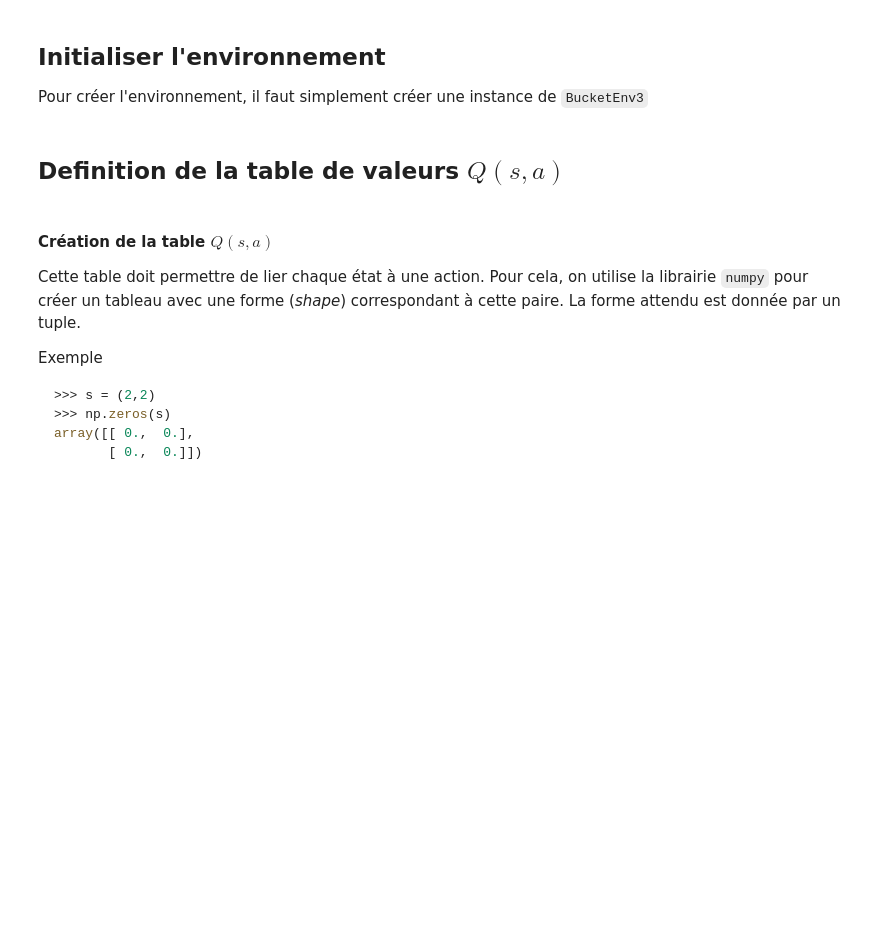
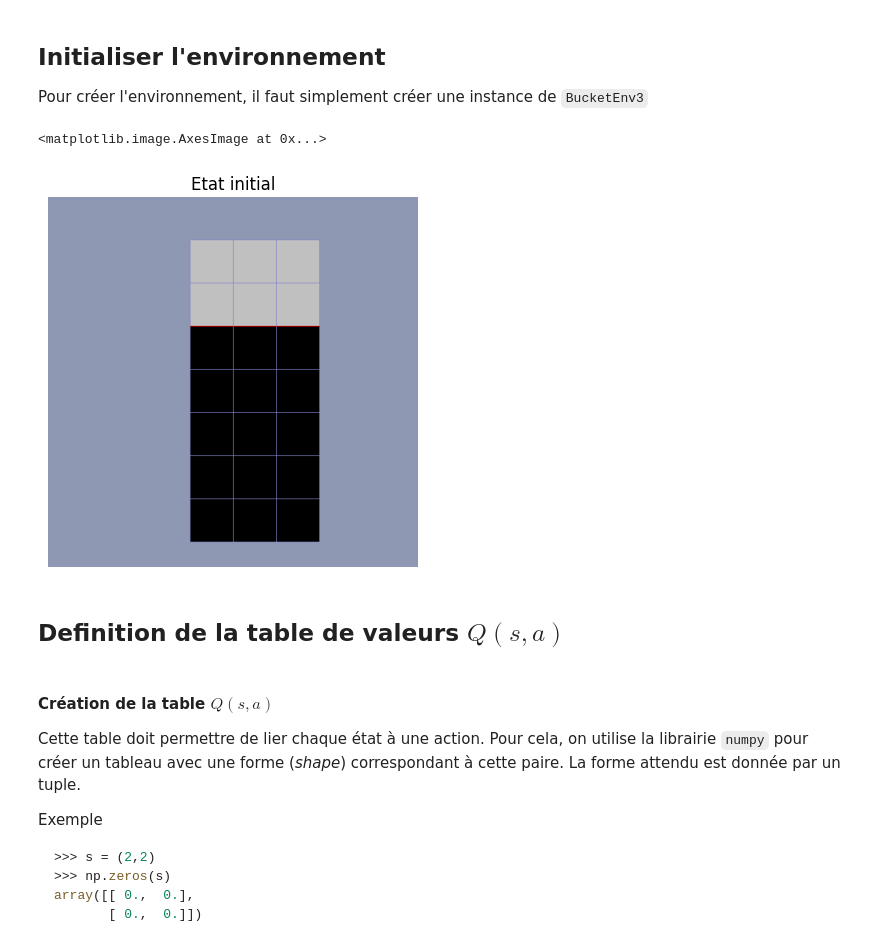
Before and after one commit to Kolienka/apprentissageAuto, a Jupyter notebook: renforcement/Dans un monde connu/3_MonteCarlo.ipynb, the cells around one changed output. Drawn from its saved outputs; the diff is of its cells as text; code cells hidden in the pictures; blank space fills up the shorter version.

```diff
--- a/renforcement/Dans un monde connu/3_MonteCarlo.ipynb
+++ b/renforcement/Dans un monde connu/3_MonteCarlo.ipynb
@@ -44,3 +22,11 @@ objc[68232]: Class SDL_RumbleContext is implemented in both /opt/local/lib/libSD
 Pour créer l'environnement, il faut simplement créer une instance de `BucketEnv3`
 # %%
 env = BucketEnv3()
+# %%
+frame = env.render(mode='rgb_array')
+plt.axis('off')
+plt.title("Etat initial")
+plt.imshow(frame)
+# %% [output]
+<matplotlib.image.AxesImage at 0x...>
+[figure, added]
```
Also changed, not shown: parts of 13 cells of this notebook, 9 other files.
